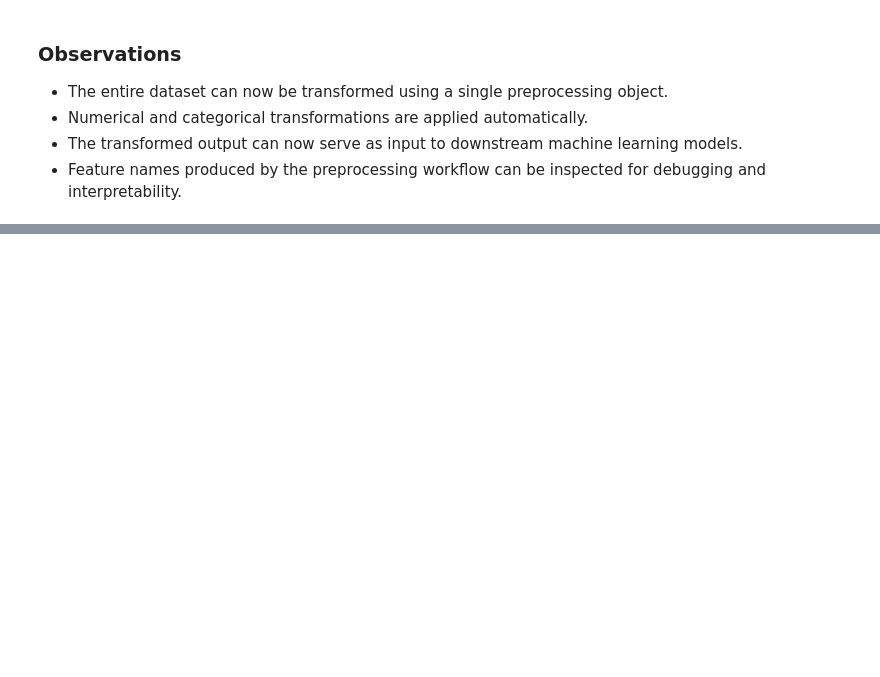
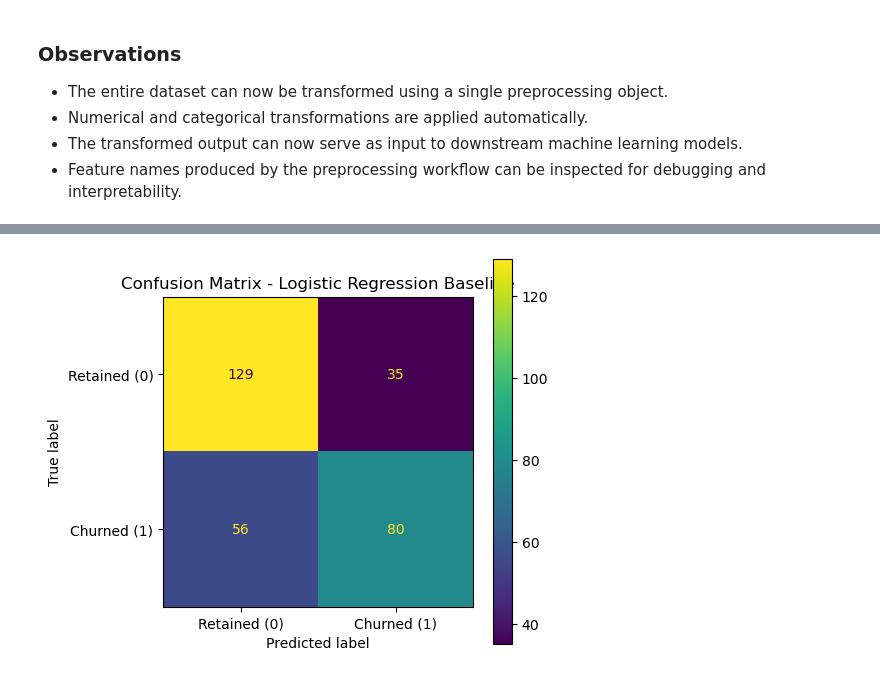
Before and after one commit to AmishaTiwari/ml-model-playbook, a Jupyter notebook: ml_pipelines/ml_pipelines.ipynb, the cells around one changed output, grey strips where cells are left out. Saved outputs shown, nothing was run; the diff lists cells and outputs as text; code cells hidden in the pictures; blank space fills up the shorter version.

Commit message:
feat: build end-to-end training workflows using Pipeline

```diff
--- a/ml_pipelines/ml_pipelines.ipynb
+++ b/ml_pipelines/ml_pipelines.ipynb
@@ -485,0 +527,10 @@ These advantages become increasingly important as machine learning systems grow
+# %%
+X = df.drop(columns=[TARGET_COL], axis=1)
+y = df[TARGET_COL]
+# %%
+X_train, X_test, y_train, y_test = train_test_split(
+    X, y,
+    test_size=TEST_SIZE,
+    stratify=y,
+    random_state=RANDOM_STATE
+)
@@ -485,0 +602,11 @@ These advantages become increasingly important as machine learning systems grow
+# %%
+pipeline_baseline = Pipeline(
+    steps=[
+        ("preprocessor", preprocessor),
+        ("model", LogisticRegression(max_iter=1000, random_state=RANDOM_STATE))
+    ]
+)
+
+pipeline_baseline.fit(X_train, y_train)
+
+display(pipeline_baseline)
@@ -485,0 +640,3 @@ These advantages become increasingly important as machine learning systems grow
+# %%
+y_pred_baseline = pipeline_baseline.predict(X_test)
+y_prob_baseline = pipeline_baseline.predict_proba(X_test)[:, 1]
@@ -485,0 +667,10 @@ These advantages become increasingly important as machine learning systems grow
+# %%
+# Display confusion matrix
+plot_confusion_matrix(
+    y_true=y_test,
+    y_pred=y_pred_baseline,
+    labels=["Retained (0)", "Churned (1)"],
+    title="Confusion Matrix - Logistic Regression Baseline"
+)
+# %% [output]
+[figure, added]
```
Also changed, not shown: parts of 28 cells of this notebook.
